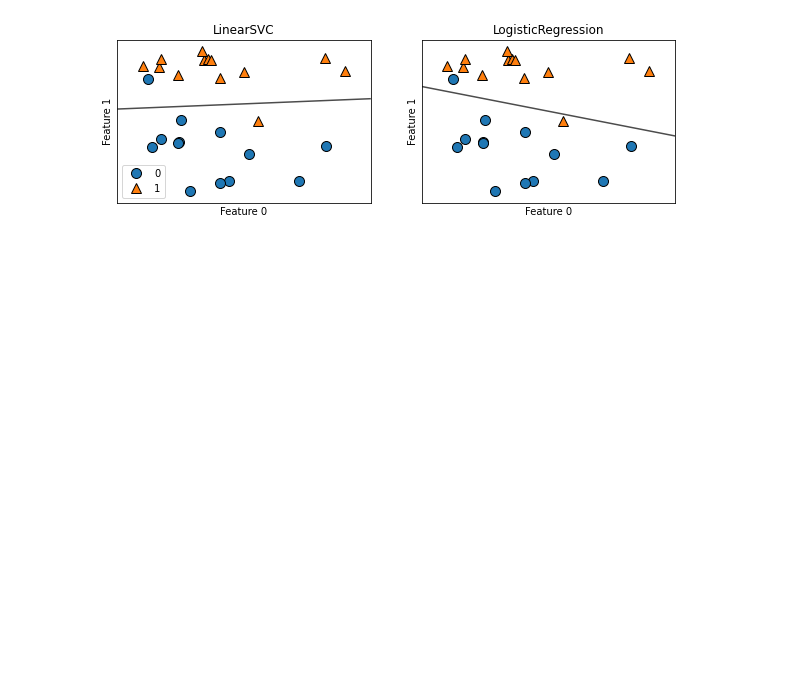
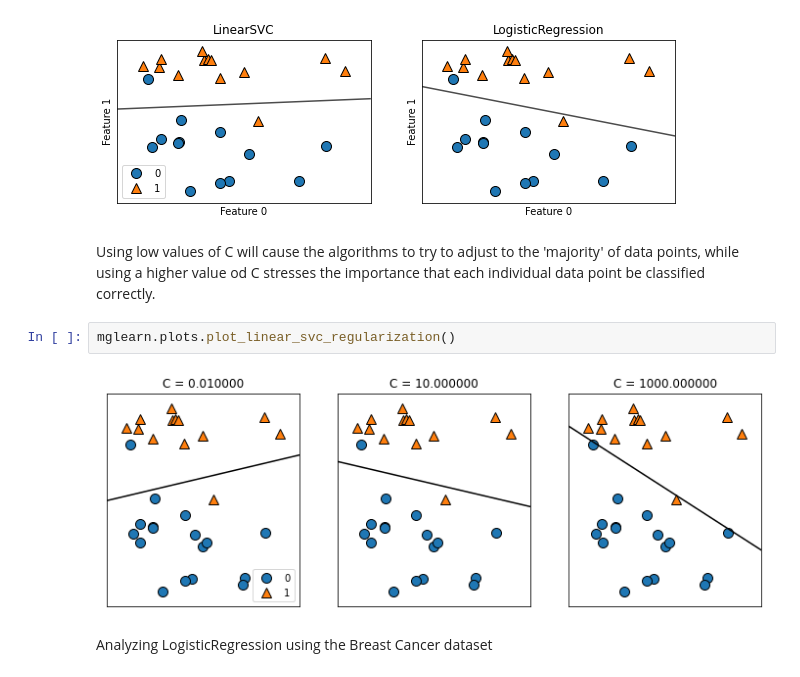
Before and after one commit to joeelorm/ML, a Jupyter notebook: Supervised Learning/Supervised Learning.ipynb, the cells around one changed output. Drawn from its saved outputs; the diff is of its cells as text; blank space fills up the shorter version.

```diff
--- a/Supervised Learning/Supervised Learning.ipynb
+++ b/Supervised Learning/Supervised Learning.ipynb
@@ -349,3 +349,11 @@ axes[0].legend()
 # %% [output]
 <matplotlib.legend.Legend at 0x...>
 [figure]
+# %% [markdown]
+Using low values of C will cause the algorithms to try to adjust to the 'majority' of data points, while using a higher value od C stresses the importance that each individual data point be classified correctly.
+# %%
+mglearn.plots.plot_linear_svc_regularization()
+# %% [output]
+[figure, added]
+# %% [markdown]
+Analyzing LogisticRegression using the Breast Cancer dataset
```
Also changed, not shown: parts of 4 cells of this notebook.
